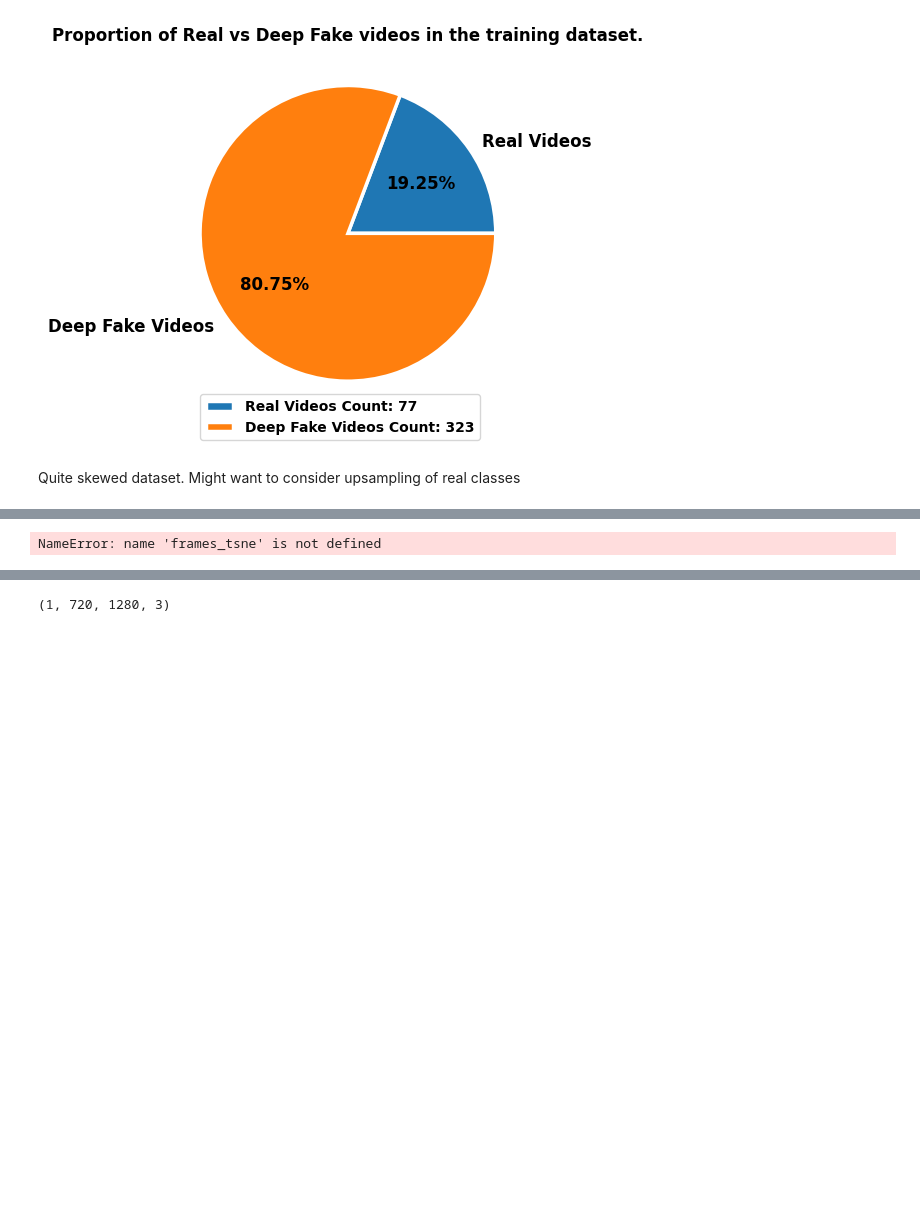
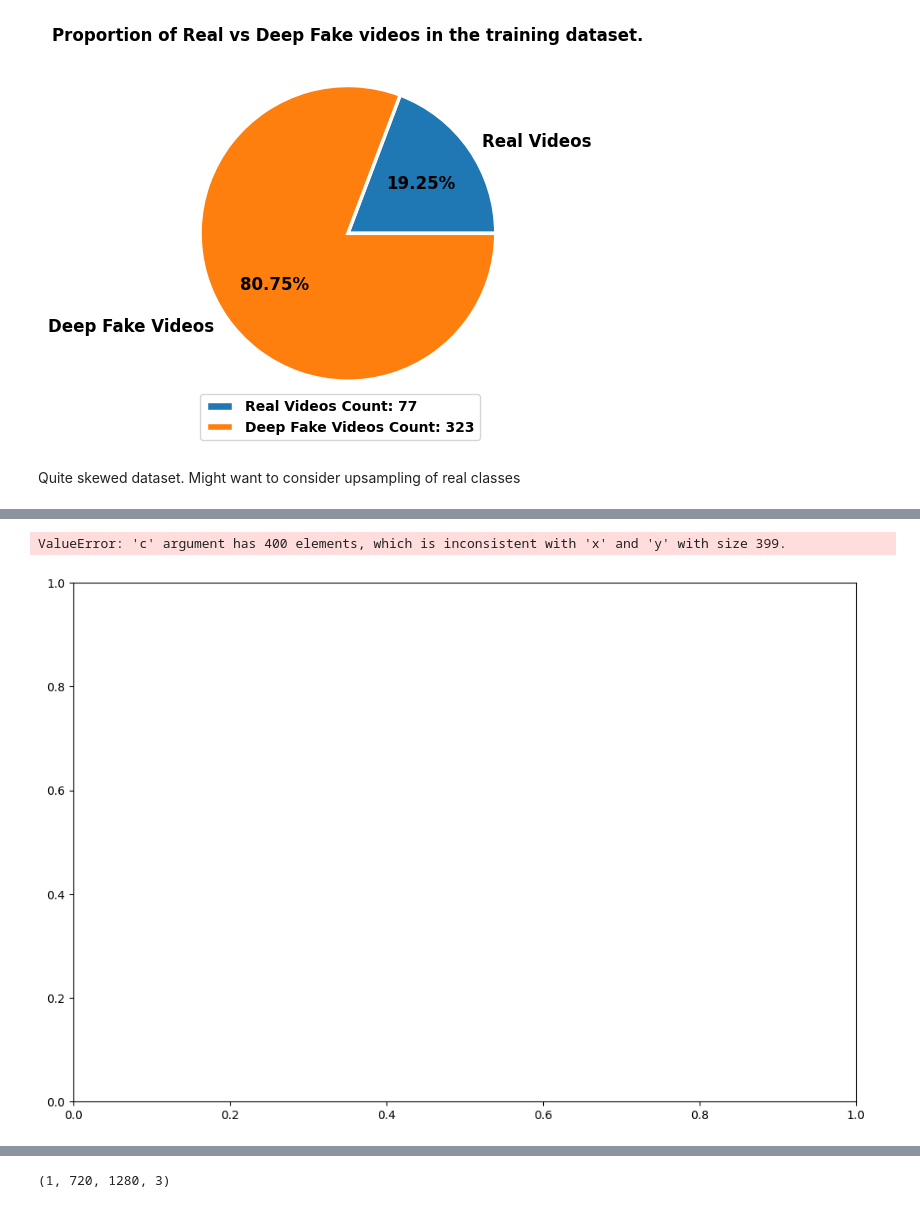
Before and after one commit to Extbech/Deep-Fake-Detection, a Jupyter notebook: DP_challenge.ipynb, the cells around one changed output, grey strips where cells are left out. Saved outputs shown, nothing was run; the diff lists cells and outputs as text; code cells hidden in the pictures; blank space fills up the shorter version.

```diff
--- a/DP_challenge.ipynb
+++ b/DP_challenge.ipynb
@@ -196,6 +176,16 @@ ValueError: perplexity must be less than n_samples
+# %%
+unique_strings = set(labels_tsne)
+string_to_index = {string: index for index, string in enumerate(unique_strings)}
+new_list = [string_to_index[string] for string in labels_tsne]
 # %%
 # Assuming labels is a list of labels corresponding to each frame
-plt.scatter(frames_tsne[:,0], frames_tsne[:,1], c=range(0,20))
+plt.figure(figsize=(12, 8))
+num_colors = len(unique_strings)
+colors = plt.cm.viridis(np.linspace(0, 1, num_colors))
+plot = plt.scatter(frames_tsne[:,0], frames_tsne[:,1], c=new_list,cmap="jet")
+plt.colorbar()
+plt.legend(handles = plot.legend_elements()[0],labels=list(unique_strings))
 plt.show()
 # %% [output]
-NameError: name 'frames_tsne' is not defined
+ValueError: 'c' argument has 400 elements, which is inconsistent with 'x' and 'y' with size 399.
+[figure, added]
```
Also changed, not shown: parts of 18 cells of this notebook, 1 other file.
